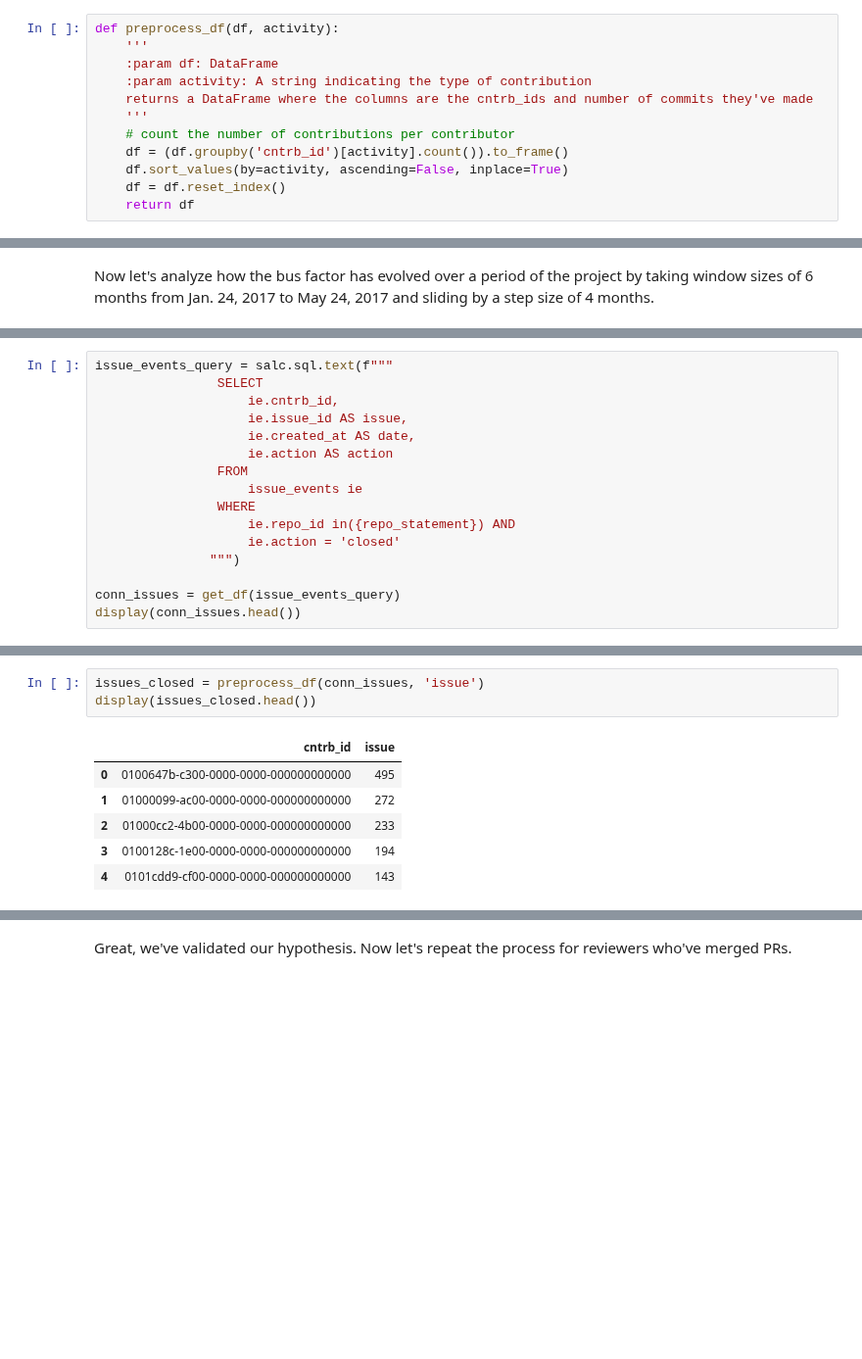
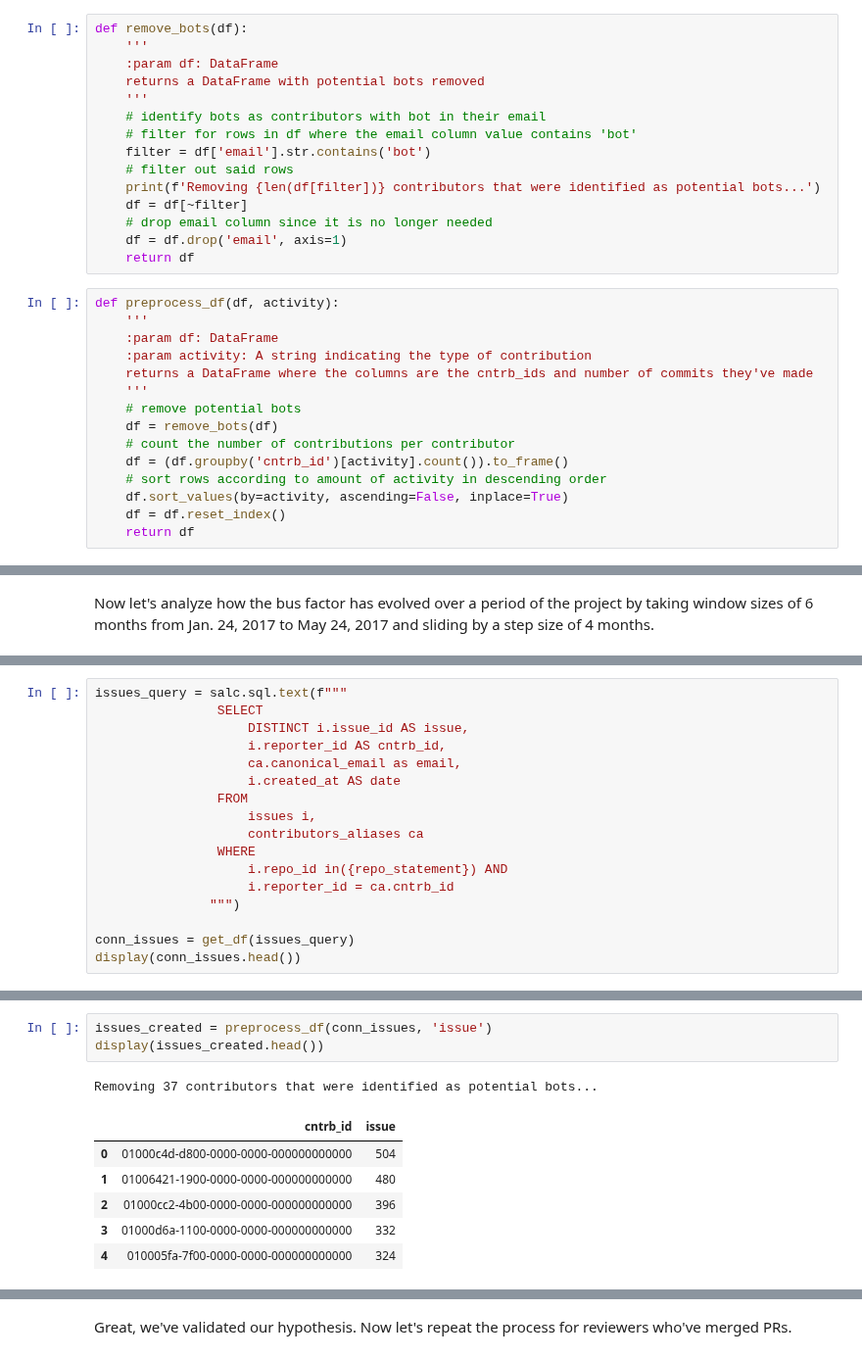
Before and after one commit to oss-aspen/Rappel, a Jupyter notebook: notebooks/bus-factor.ipynb, the cells around one changed output, grey strips where cells are left out. Shown at 98% size. Saved outputs shown, nothing was run; the diff lists cells and outputs as text; blank space fills up the shorter version.

```diff
--- a/notebooks/bus-factor.ipynb
+++ b/notebooks/bus-factor.ipynb
@@ -56,6 +56,21 @@ def get_df(repo_query):
         conn['date'] = pd.to_datetime(conn['date'])
     conn.drop('index', axis=1, inplace=True)
     return conn
+# %%
+def remove_bots(df):
+    '''
+    :param df: DataFrame
+    returns a DataFrame with potential bots removed
+    '''
+    # identify bots as contributors with bot in their email
+    # filter for rows in df where the email column value contains 'bot'
+    filter = df['email'].str.contains('bot')
+    # filter out said rows
+    print(f'Removing {len(df[filter])} contributors that were identified as potential bots...')
+    df = df[~filter]
+    # drop email column since it is no longer needed
+    df = df.drop('email', axis=1)
+    return df
 # %%
 def preprocess_df(df, activity):
     '''
@@ -63,8 +78,11 @@ def preprocess_df(df, activity):
     :param activity: A string indicating the type of contribution
     returns a DataFrame where the columns are the cntrb_ids and number of commits they've made
     '''
+    # remove potential bots
+    df = remove_bots(df)
     # count the number of contributions per contributor
     df = (df.groupby('cntrb_id')[activity].count()).to_frame()
+    # sort rows according to amount of activity in descending order
     df.sort_values(by=activity, ascending=False, inplace=True)
     df = df.reset_index()
     return df
@@ -238,16 +255,17 @@ Now that we've analyzed the bus factor for one type of contribution to a project
 # %%
-issue_events_query = salc.sql.text(f"""
+issues_query = salc.sql.text(f"""
                 SELECT
-                    ie.cntrb_id,
-                    ie.issue_id AS issue,
-                    ie.created_at AS date,
-                    ie.action AS action
+                    DISTINCT i.issue_id AS issue,
+                    i.reporter_id AS cntrb_id,
+                    ca.canonical_email as email,
+                    i.created_at AS date
                 FROM
-                    issue_events ie
+                    issues i,
+                    contributors_aliases ca
                 WHERE
-                    ie.repo_id in({repo_statement}) AND
-                    ie.action = 'closed'
+                    i.repo_id in({repo_statement}) AND
+                    i.reporter_id = ca.cntrb_id
                """)
 
-conn_issues = get_df(issue_events_query)
+conn_issues = get_df(issues_query)
 display(conn_issues.head())
@@ -254,11 +279,12 @@ display(conn_issues.head())
 # %%
-issues_closed = preprocess_df(conn_issues, 'issue')
-display(issues_closed.head())
+issues_created = preprocess_df(conn_issues, 'issue')
+display(issues_created.head())
 # %% [output]
+Removing 37 contributors that were identified as potential bots...
 |  | cntrb_id | issue |
-| 0 | 0100647b-c300-0000-0000-000000000000 | 495 |
-| 1 | 01000099-ac00-0000-0000-000000000000 | 272 |
-| 2 | 01000cc2-4b00-0000-0000-000000000000 | 233 |
-| 3 | 0100128c-1e00-0000-0000-000000000000 | 194 |
-| 4 | 0101cdd9-cf00-0000-0000-000000000000 | 143 |
+| 0 | 01000c4d-d800-0000-0000-000000000000 | 504 |
+| 1 | 01006421-1900-0000-0000-000000000000 | 480 |
+| 2 | 01000cc2-4b00-0000-0000-000000000000 | 396 |
+| 3 | 01000d6a-1100-0000-0000-000000000000 | 332 |
+| 4 | 010005fa-7f00-0000-0000-000000000000 | 324 |
 # %%
```
Also changed, not shown: parts of 33 cells of this notebook.
